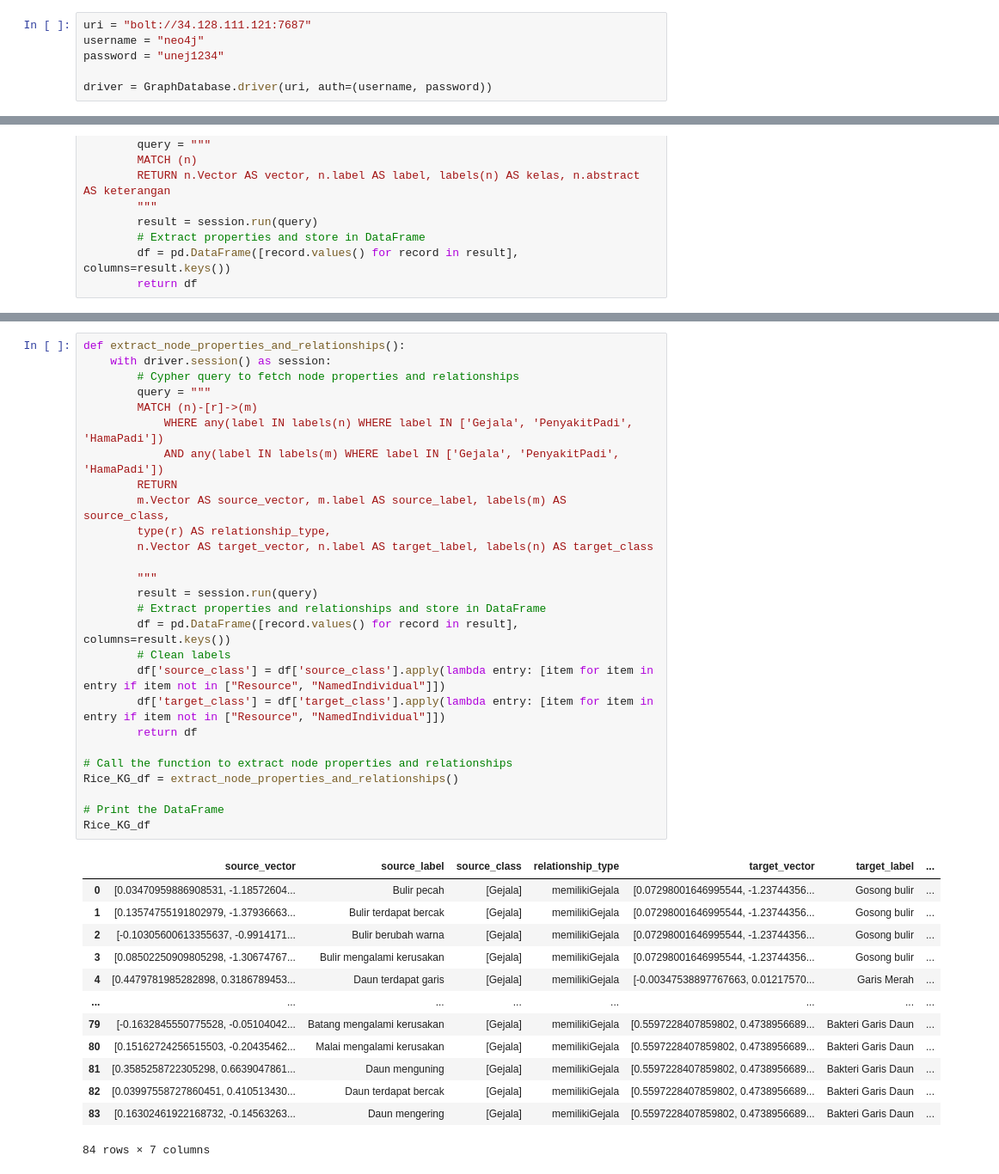
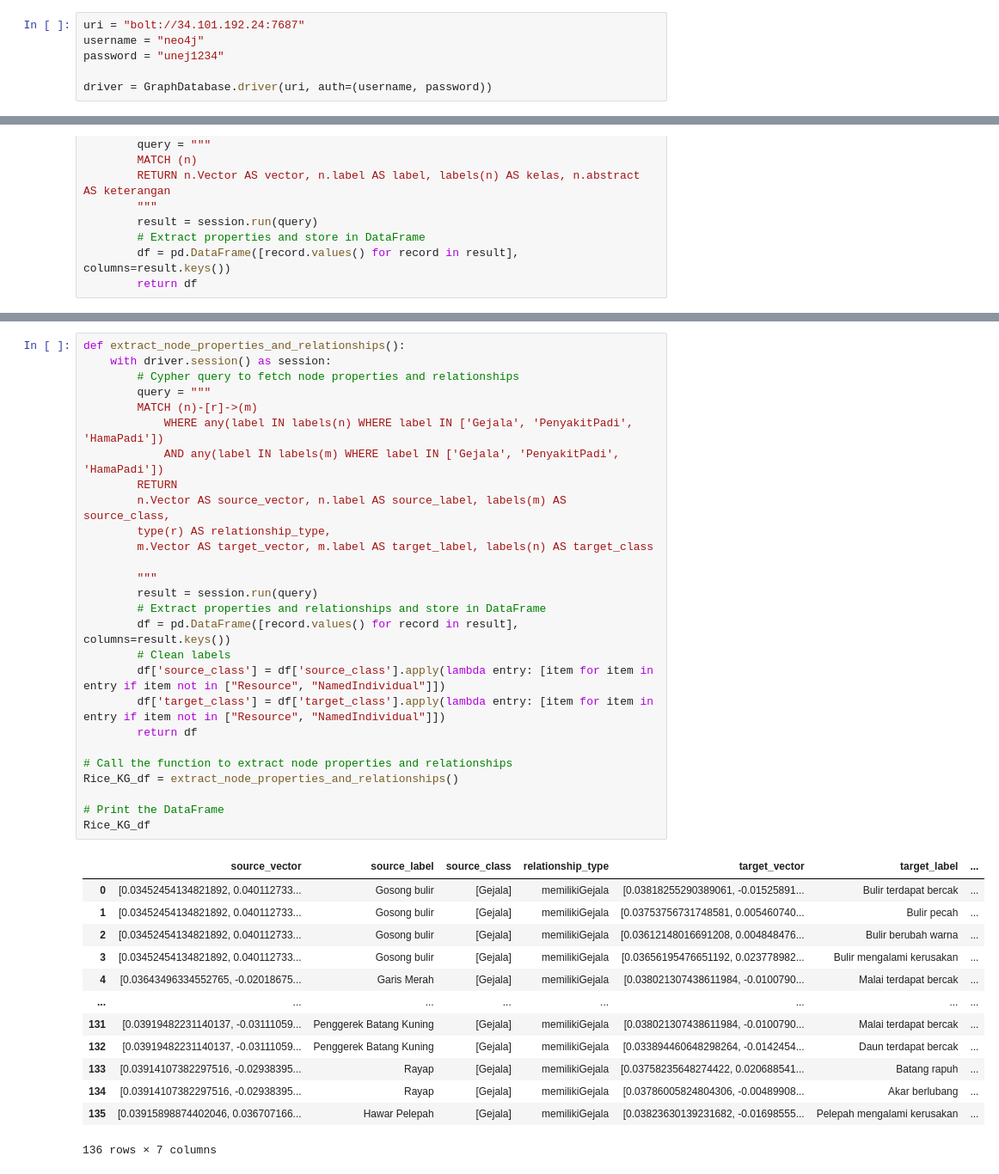
Before and after one commit to Ariful2607/Sistem-Pakar-Deep-Knowledge-Graph, a Jupyter notebook: Model Neo4J/Deep Knowledge Graph.ipynb, the cells around one changed output, grey strips where cells are left out. Shown at 86% size. Drawn from its saved outputs; the diff is of its cells as text.

```diff
--- a/Model Neo4J/Deep Knowledge Graph.ipynb
+++ b/Model Neo4J/Deep Knowledge Graph.ipynb
@@ -3,7 +3,7 @@ from neo4j import GraphDatabase
 import pandas as pd
 import numpy as np
 # %%
-uri = "bolt://34.128.111.121:7687"
+uri = "bolt://34.101.192.24:7687"
 username = "neo4j"
 password = "unej1234"
 
@@ -79,44 +79,44 @@ Rice_KG_df
 # %%
 def extract_node_properties_and_relationships():
     with driver.session() as session:
         # Cypher query to fetch node properties and relationships
         query = """
         MATCH (n)-[r]->(m)
             WHERE any(label IN labels(n) WHERE label IN ['Gejala', 'PenyakitPadi', 'HamaPadi'])
             AND any(label IN labels(m) WHERE label IN ['Gejala', 'PenyakitPadi', 'HamaPadi'])
         RETURN
-        m.Vector AS source_vector, m.label AS source_label, labels(m) AS source_class,
+        n.Vector AS source_vector, n.label AS source_label, labels(m) AS source_class,
         type(r) AS relationship_type,
-        n.Vector AS target_vector, n.label AS target_label, labels(n) AS target_class
+        m.Vector AS target_vector, m.label AS target_label, labels(n) AS target_class
 
         """
         result = session.run(query)
         # Extract properties and relationships and store in DataFrame
         df = pd.DataFrame([record.values() for record in result], columns=result.keys())
         # Clean labels
         df['source_class'] = df['source_class'].apply(lambda entry: [item for item in entry if item not in ["Resource", "NamedIndividual"]])
         df['target_class'] = df['target_class'].apply(lambda entry: [item for item in entry if item not in ["Resource", "NamedIndividual"]])
         return df
 
 # Call the function to extract node properties and relationships
 Rice_KG_df = extract_node_properties_and_relationships()
 
 # Print the DataFrame
 Rice_KG_df
 # %% [output]
 |  | source_vector | source_label | source_class | relationship_type | target_vector | target_label | ... |
-| 0 | [0.03470959886908531, -1.18572604... | Bulir pecah | [Gejala] | memilikiGejala | [0.07298001646995544, -1.23744356... | Gosong bulir | ... |
-| 1 | [0.13574755191802979, -1.37936663... | Bulir terdapat bercak | [Gejala] | memilikiGejala | [0.07298001646995544, -1.23744356... | Gosong bulir | ... |
-| 2 | [-0.10305600613355637, -0.9914171... | Bulir berubah warna | [Gejala] | memilikiGejala | [0.07298001646995544, -1.23744356... | Gosong bulir | ... |
-| 3 | [0.08502250909805298, -1.30674767... | Bulir mengalami kerusakan | [Gejala] | memilikiGejala | [0.07298001646995544, -1.23744356... | Gosong bulir | ... |
-| 4 | [0.4479781985282898, 0.3186789453... | Daun terdapat garis | [Gejala] | memilikiGejala | [-0.00347538897767663, 0.01217570... | Garis Merah | ... |
+| 0 | [0.03452454134821892, 0.040112733... | Gosong bulir | [Gejala] | memilikiGejala | [0.03818255290389061, -0.01525891... | Bulir terdapat bercak | ... |
+| 1 | [0.03452454134821892, 0.040112733... | Gosong bulir | [Gejala] | memilikiGejala | [0.03753756731748581, 0.005460740... | Bulir pecah | ... |
+| 2 | [0.03452454134821892, 0.040112733... | Gosong bulir | [Gejala] | memilikiGejala | [0.03612148016691208, 0.004848476... | Bulir berubah warna | ... |
+| 3 | [0.03452454134821892, 0.040112733... | Gosong bulir | [Gejala] | memilikiGejala | [0.03656195476651192, 0.023778982... | Bulir mengalami kerusakan | ... |
+| 4 | [0.03643496334552765, -0.02018675... | Garis Merah | [Gejala] | memilikiGejala | [0.038021307438611984, -0.0100790... | Malai terdapat bercak | ... |
 | ... | ... | ... | ... | ... | ... | ... | ... |
-| 79 | [-0.1632845550775528, -0.05104042... | Batang mengalami kerusakan | [Gejala] | memilikiGejala | [0.5597228407859802, 0.4738956689... | Bakteri Garis Daun | ... |
-| 80 | [0.15162724256515503, -0.20435462... | Malai mengalami kerusakan | [Gejala] | memilikiGejala | [0.5597228407859802, 0.4738956689... | Bakteri Garis Daun | ... |
-| 81 | [0.3585258722305298, 0.6639047861... | Daun menguning | [Gejala] | memilikiGejala | [0.5597228407859802, 0.4738956689... | Bakteri Garis Daun | ... |
-| 82 | [0.03997558727860451, 0.410513430... | Daun terdapat bercak | [Gejala] | memilikiGejala | [0.5597228407859802, 0.4738956689... | Bakteri Garis Daun | ... |
-| 83 | [0.16302461922168732, -0.14563263... | Daun mengering | [Gejala] | memilikiGejala | [0.5597228407859802, 0.4738956689... | Bakteri Garis Daun | ... |
+| 131 | [0.03919482231140137, -0.03111059... | Penggerek Batang Kuning | [Gejala] | memilikiGejala | [0.038021307438611984, -0.0100790... | Malai terdapat bercak | ... |
+| 132 | [0.03919482231140137, -0.03111059... | Penggerek Batang Kuning | [Gejala] | memilikiGejala | [0.033894460648298264, -0.0142454... | Daun terdapat bercak | ... |
+| 133 | [0.03914107382297516, -0.02938395... | Rayap | [Gejala] | memilikiGejala | [0.03758235648274422, 0.020688541... | Batang rapuh | ... |
+| 134 | [0.03914107382297516, -0.02938395... | Rayap | [Gejala] | memilikiGejala | [0.03786005824804306, -0.00489908... | Akar berlubang | ... |
+| 135 | [0.03915898874402046, 0.036707166... | Hawar Pelepah | [Gejala] | memilikiGejala | [0.03823630139231682, -0.01698555... | Pelepah mengalami kerusakan | ... |
-84 rows × 7 columns
+136 rows × 7 columns
 # %%
 ###     RANDOM FOREST   ###
 
```
Also changed, not shown: parts of 8 cells of this notebook, 8 other files.
